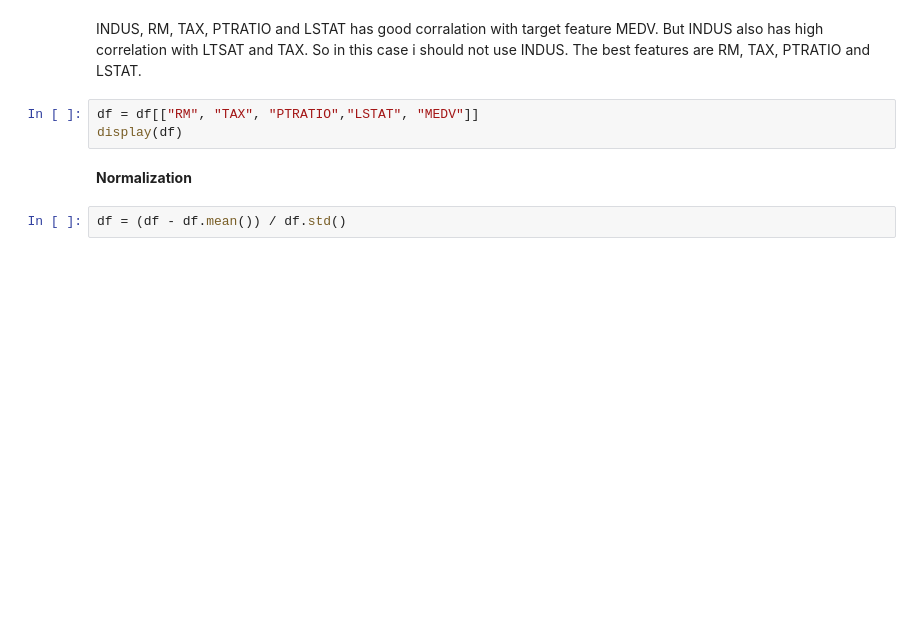
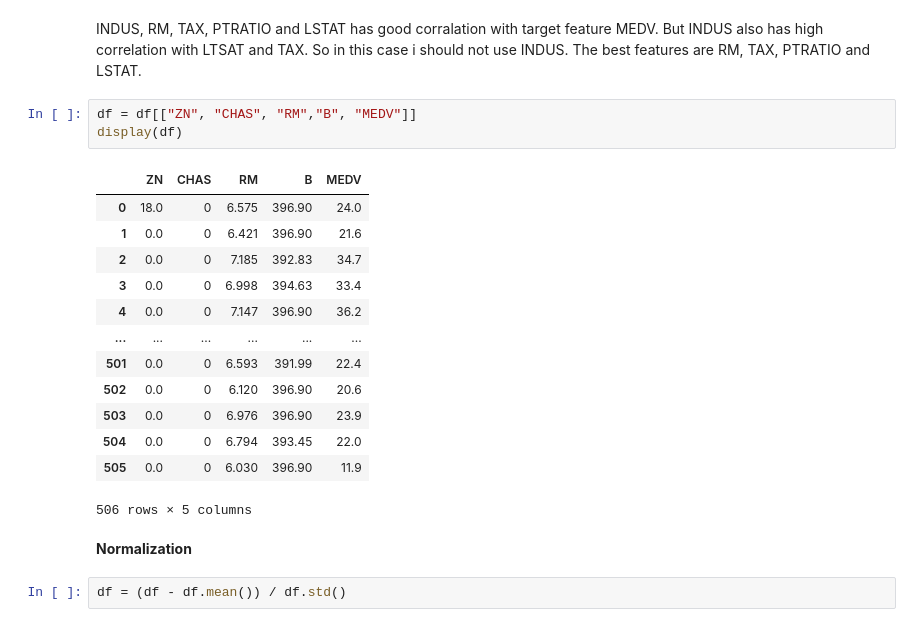
Before and after one commit to AlpBora/Yap470_HW2-Boston_House_Prices-, a Jupyter notebook: yap470-hw2-boston-house-prices.ipynb, the cells around one changed output. Cells and saved outputs as stored; diff of their text form; blank space fills up the shorter version.

```diff
--- a/yap470-hw2-boston-house-prices.ipynb
+++ b/yap470-hw2-boston-house-prices.ipynb
@@ -26,8 +42,22 @@ sns.heatmap(cm,annot=True,cmap= plt.cm.Reds,fmt= ".0%")
 # %% [markdown]
 INDUS, RM, TAX, PTRATIO and LSTAT has good corralation with target feature MEDV. But INDUS also has high correlation with LTSAT and TAX. So in this case i should not use INDUS. The best features are RM, TAX, PTRATIO and LSTAT.
 # %%
-df = df[["RM", "TAX", "PTRATIO","LSTAT", "MEDV"]]
+df = df[["ZN", "CHAS", "RM","B", "MEDV"]]
 display(df)
+# %% [output]
+|  | ZN | CHAS | RM | B | MEDV |
+| 0 | 18.0 | 0 | 6.575 | 396.90 | 24.0 |
+| 1 | 0.0 | 0 | 6.421 | 396.90 | 21.6 |
+| 2 | 0.0 | 0 | 7.185 | 392.83 | 34.7 |
+| 3 | 0.0 | 0 | 6.998 | 394.63 | 33.4 |
+| 4 | 0.0 | 0 | 7.147 | 396.90 | 36.2 |
+| ... | ... | ... | ... | ... | ... |
+| 501 | 0.0 | 0 | 6.593 | 391.99 | 22.4 |
+| 502 | 0.0 | 0 | 6.120 | 396.90 | 20.6 |
+| 503 | 0.0 | 0 | 6.976 | 396.90 | 23.9 |
+| 504 | 0.0 | 0 | 6.794 | 393.45 | 22.0 |
+| 505 | 0.0 | 0 | 6.030 | 396.90 | 11.9 |
+506 rows × 5 columns
 # %% [markdown]
 **Normalization**
 # %%
```
Also changed, not shown: parts of 14 cells of this notebook.
